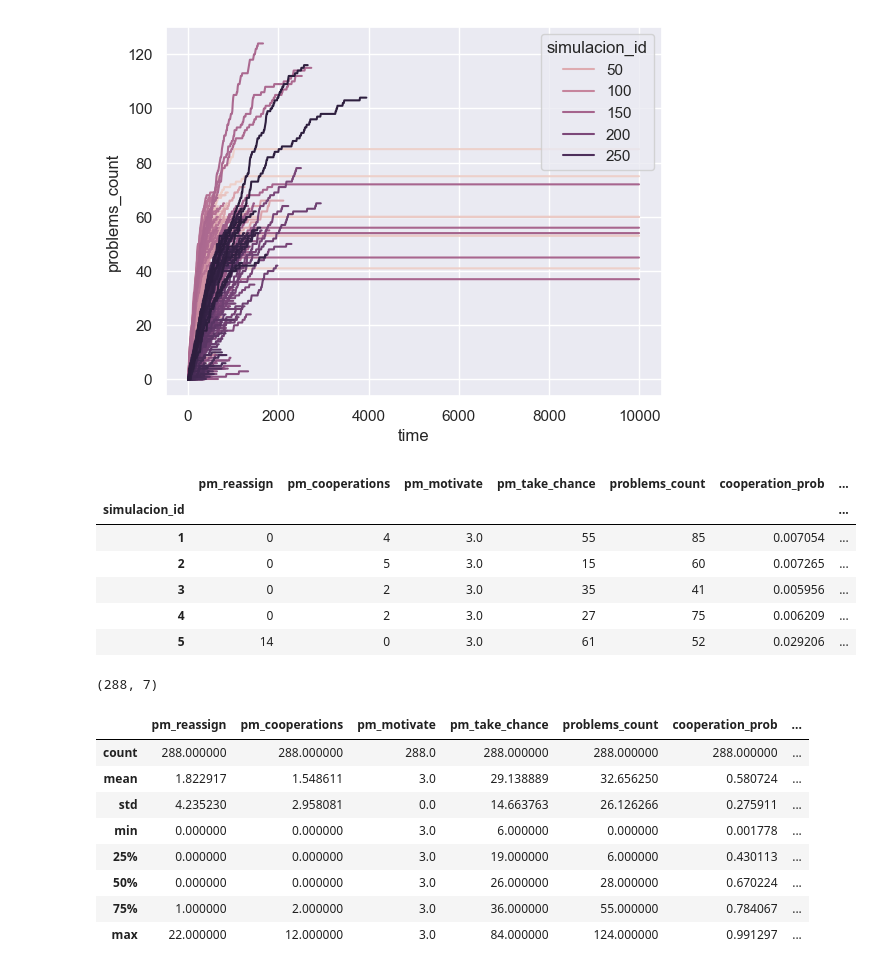
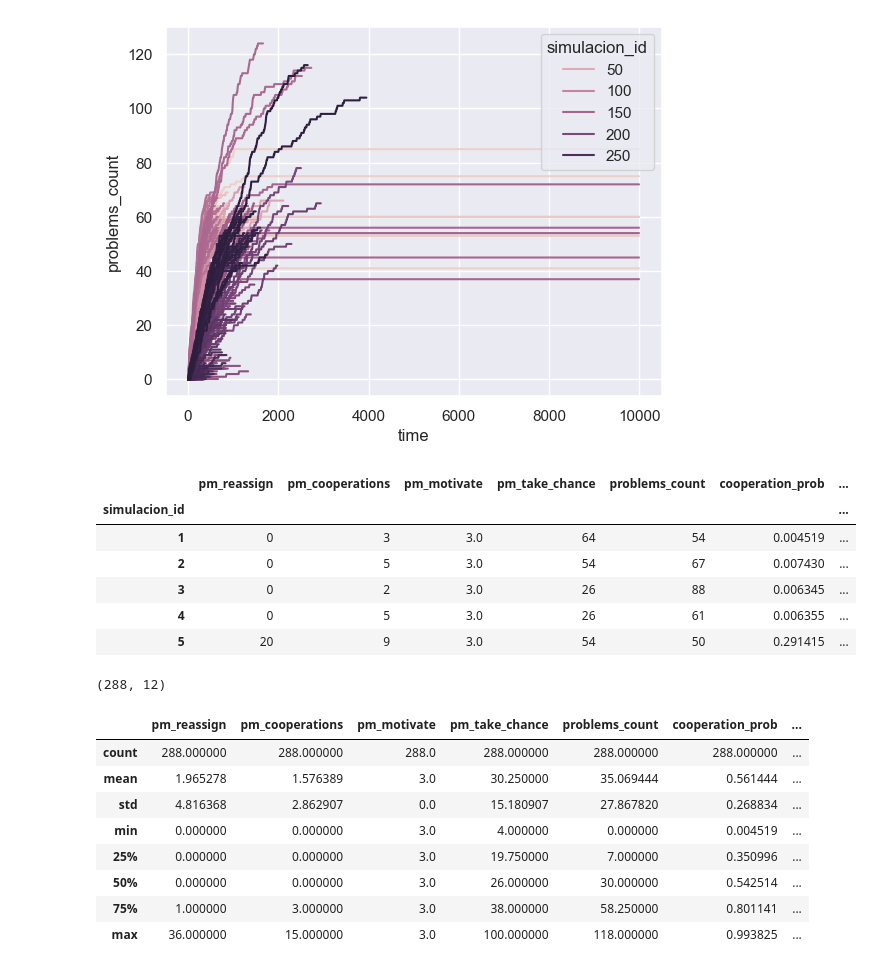
Before and after one commit to roo1202/ProjectManager, a Jupyter notebook: Data_Analysis.ipynb, the cells around one changed output. Drawn from its saved outputs; the diff is of its cells as text; code cells hidden in the pictures.

```diff
--- a/Data_Analysis.ipynb
+++ b/Data_Analysis.ipynb
@@ -111,53 +114,59 @@ plt.show()
 # %%
 gcols = [
     'simulacion_id',
     'pm_reassign',
     'pm_cooperations',
     'pm_motivate',
     'pm_take_chance',
     'problems_count',
     'cooperation_prob',
     'completed_tasks',
     'total_tasks',
-    'risky'
+    'workers_number',
+    'resting_rate',
+    'collab_rate',
+    'pm_risky'
 ]
 
 gagg = {
     'pm_reassign': 'sum',
     'pm_cooperations': 'sum',
     'pm_motivate': 'median',
     'pm_take_chance': 'count',
     'problems_count': 'max',
     'cooperation_prob': 'mean',
     'completed_tasks': 'max',
     'total_tasks': 'max',
-    'risky': 'mean'
+    'workers_number': 'max',
+    'resting_rate': 'mean',
+    'collab_rate': 'mean',
+    'pm_risky': 'mean'
 }
 
 df_summary = df[gcols].groupby(by='simulacion_id').agg(gagg)
 df_summary.head()
 # %% [output]
 |  | pm_reassign | pm_cooperations | pm_motivate | pm_take_chance | problems_count | cooperation_prob | ... |
 | simulacion_id |  |  |  |  |  |  | ... |
-| 1 | 0 | 4 | 3.0 | 55 | 85 | 0.007054 | ... |
-| 2 | 0 | 5 | 3.0 | 15 | 60 | 0.007265 | ... |
-| 3 | 0 | 2 | 3.0 | 35 | 41 | 0.005956 | ... |
-| 4 | 0 | 2 | 3.0 | 27 | 75 | 0.006209 | ... |
-| 5 | 14 | 0 | 3.0 | 61 | 52 | 0.029206 | ... |
+| 1 | 0 | 3 | 3.0 | 64 | 54 | 0.004519 | ... |
+| 2 | 0 | 5 | 3.0 | 54 | 67 | 0.007430 | ... |
+| 3 | 0 | 2 | 3.0 | 26 | 88 | 0.006345 | ... |
+| 4 | 0 | 5 | 3.0 | 26 | 61 | 0.006355 | ... |
+| 5 | 20 | 9 | 3.0 | 54 | 50 | 0.291415 | ... |
 # %%
 print(df_summary.shape)
 df_summary.describe()
 # %% [output]
-(288, 7)
+(288, 12)
 |  | pm_reassign | pm_cooperations | pm_motivate | pm_take_chance | problems_count | cooperation_prob | ... |
 | count | 288.000000 | 288.000000 | 288.0 | 288.000000 | 288.000000 | 288.000000 | ... |
-| mean | 1.822917 | 1.548611 | 3.0 | 29.138889 | 32.656250 | 0.580724 | ... |
-| std | 4.235230 | 2.958081 | 0.0 | 14.663763 | 26.126266 | 0.275911 | ... |
-| min | 0.000000 | 0.000000 | 3.0 | 6.000000 | 0.000000 | 0.001778 | ... |
-| 25% | 0.000000 | 0.000000 | 3.0 | 19.000000 | 6.000000 | 0.430113 | ... |
-| 50% | 0.000000 | 0.000000 | 3.0 | 26.000000 | 28.000000 | 0.670224 | ... |
-| 75% | 1.000000 | 2.000000 | 3.0 | 36.000000 | 55.000000 | 0.784067 | ... |
-| max | 22.000000 | 12.000000 | 3.0 | 84.000000 | 124.000000 | 0.991297 | ... |
+| mean | 1.965278 | 1.576389 | 3.0 | 30.250000 | 35.069444 | 0.561444 | ... |
+| std | 4.816368 | 2.862907 | 0.0 | 15.180907 | 27.867820 | 0.268834 | ... |
+| min | 0.000000 | 0.000000 | 3.0 | 4.000000 | 0.000000 | 0.004519 | ... |
+| 25% | 0.000000 | 0.000000 | 3.0 | 19.750000 | 7.000000 | 0.350996 | ... |
+| 50% | 0.000000 | 0.000000 | 3.0 | 26.000000 | 30.000000 | 0.542514 | ... |
+| 75% | 1.000000 | 3.000000 | 3.0 | 38.000000 | 58.250000 | 0.801141 | ... |
+| max | 36.000000 | 15.000000 | 3.0 | 100.000000 | 118.000000 | 0.993825 | ... |
 # %%
 g = sns.PairGrid(df_summary)
 g.map_diag(sns.histplot)
```
Also changed, not shown: parts of 8 cells of this notebook, 1 other file.
